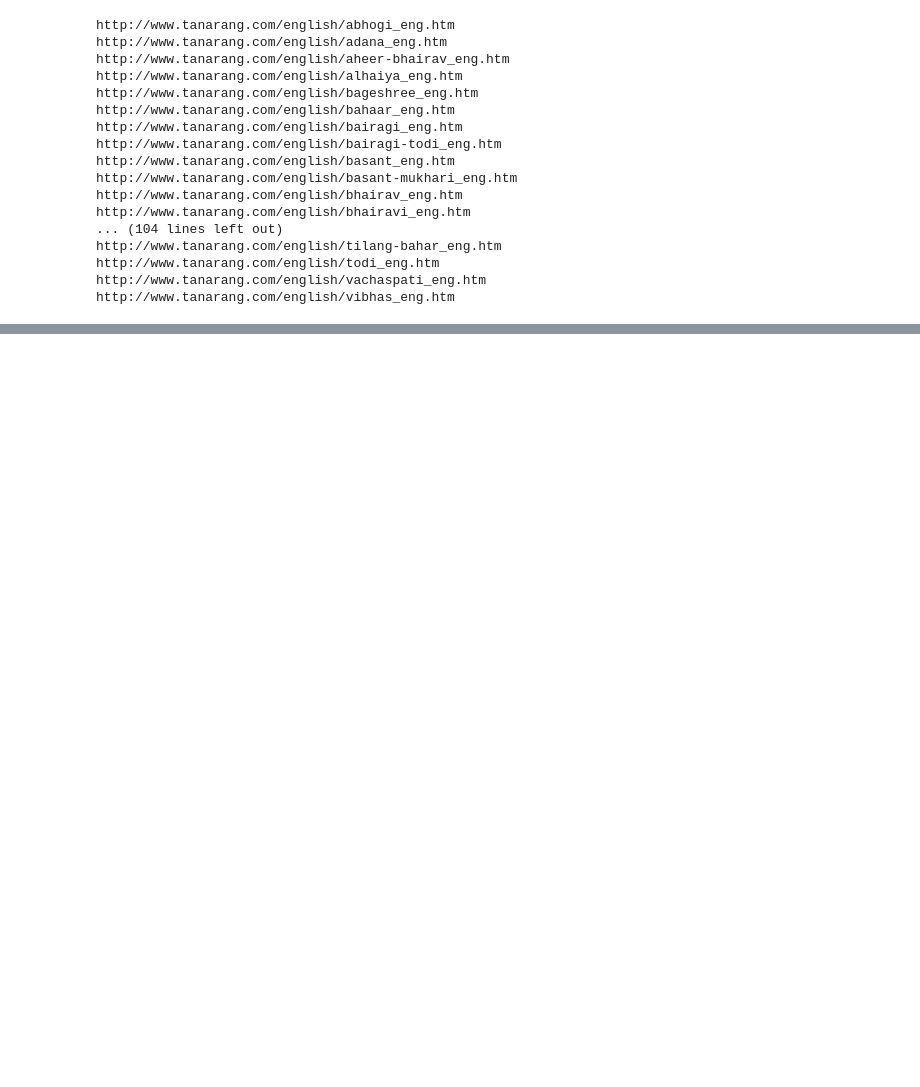
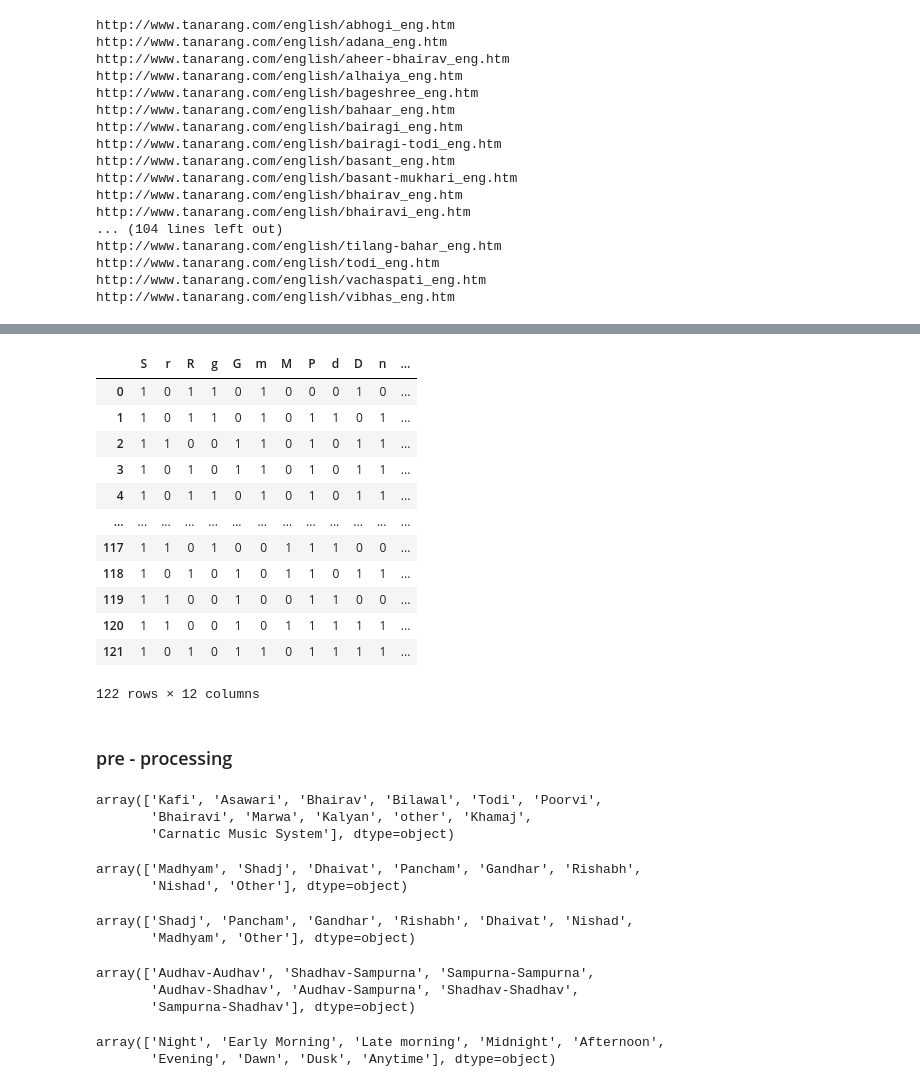
Before and after one commit to Pradnya1208/Scraper-for-Ragas-in-Hindustani-Classical-Music, a Jupyter notebook: web scraping/Hindustani_classical_music.ipynb, the cells around one changed output, grey strips where cells are left out. Saved outputs shown, nothing was run; the diff lists cells and outputs as text; code cells hidden in the pictures; blank space fills up the shorter version.

```diff
--- a/web scraping/Hindustani_classical_music.ipynb
+++ b/web scraping/Hindustani_classical_music.ipynb
@@ -83,0 +243,19 @@ http://www.tanarang.com/english/vibhas_eng.htm
+# %%
+notes =df2.astype(bool).astype(int)
+notes
+# %% [output]
+|  | S | r | R | g | G | m | M | P | d | D | n | ... |
+| 0 | 1 | 0 | 1 | 1 | 0 | 1 | 0 | 0 | 0 | 1 | 0 | ... |
+| 1 | 1 | 0 | 1 | 1 | 0 | 1 | 0 | 1 | 1 | 0 | 1 | ... |
+| 2 | 1 | 1 | 0 | 0 | 1 | 1 | 0 | 1 | 0 | 1 | 1 | ... |
+| 3 | 1 | 0 | 1 | 0 | 1 | 1 | 0 | 1 | 0 | 1 | 1 | ... |
+| 4 | 1 | 0 | 1 | 1 | 0 | 1 | 0 | 1 | 0 | 1 | 1 | ... |
+| ... | ... | ... | ... | ... | ... | ... | ... | ... | ... | ... | ... | ... |
+| 117 | 1 | 1 | 0 | 1 | 0 | 0 | 1 | 1 | 1 | 0 | 0 | ... |
+| 118 | 1 | 0 | 1 | 0 | 1 | 0 | 1 | 1 | 0 | 1 | 1 | ... |
+| 119 | 1 | 1 | 0 | 0 | 1 | 0 | 0 | 1 | 1 | 0 | 0 | ... |
+| 120 | 1 | 1 | 0 | 0 | 1 | 0 | 1 | 1 | 1 | 1 | 1 | ... |
+| 121 | 1 | 0 | 1 | 0 | 1 | 1 | 0 | 1 | 1 | 1 | 1 | ... |
+122 rows × 12 columns
+# %% [markdown]
+### pre - processing
@@ -83,0 +267,6 @@ http://www.tanarang.com/english/vibhas_eng.htm
+# %%
+data_update["Thaat"].unique()
+# %% [output]
+array(['Kafi', 'Asawari', 'Bhairav', 'Bilawal', 'Todi', 'Poorvi',
+       'Bhairavi', 'Marwa', 'Kalyan', 'other', 'Khamaj',
+       'Carnatic Music System'], dtype=object)
@@ -83,0 +278,5 @@ http://www.tanarang.com/english/vibhas_eng.htm
+# %%
+data_update["Vadi"].unique()
+# %% [output]
+array(['Madhyam', 'Shadj', 'Dhaivat', 'Pancham', 'Gandhar', 'Rishabh',
+       'Nishad', 'Other'], dtype=object)
@@ -83,0 +288,5 @@ http://www.tanarang.com/english/vibhas_eng.htm
+# %%
+data_update["Samvadi"].unique()
+# %% [output]
+array(['Shadj', 'Pancham', 'Gandhar', 'Rishabh', 'Dhaivat', 'Nishad',
+       'Madhyam', 'Other'], dtype=object)
@@ -83,0 +298,6 @@ http://www.tanarang.com/english/vibhas_eng.htm
+# %%
+data_update["Jati"].unique()
+# %% [output]
+array(['Audhav-Audhav', 'Shadhav-Sampurna', 'Sampurna-Sampurna',
+       'Audhav-Shadhav', 'Audhav-Sampurna', 'Shadhav-Shadhav',
+       'Sampurna-Shadhav'], dtype=object)
@@ -83,0 +318,5 @@ http://www.tanarang.com/english/vibhas_eng.htm
+# %%
+data_update["Time of day"].unique()
+# %% [output]
+array(['Night', 'Early Morning', 'Late morning', 'Midnight', 'Afternoon',
+       'Evening', 'Dawn', 'Dusk', 'Anytime'], dtype=object)
```
Also changed, not shown: parts of 24 cells of this notebook.
